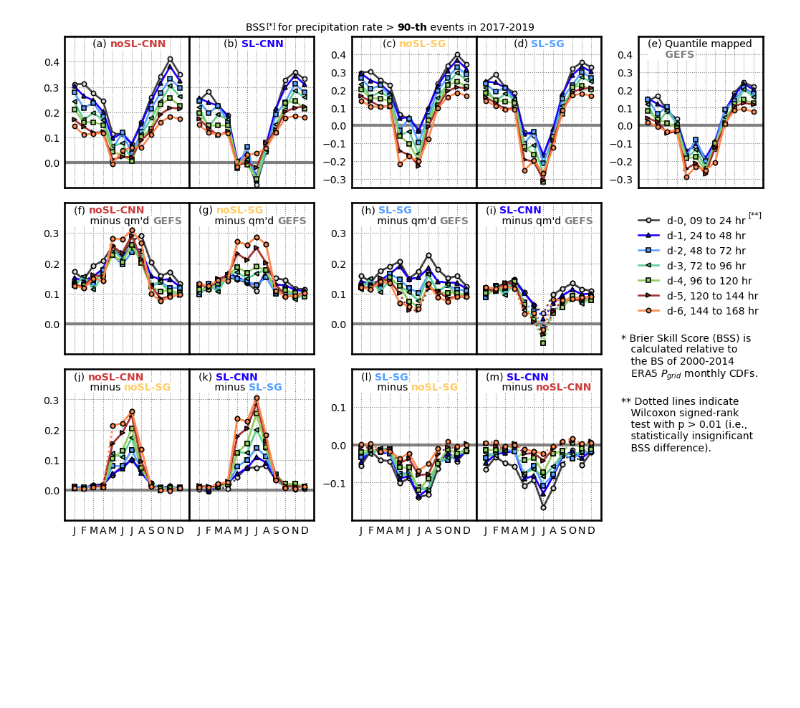
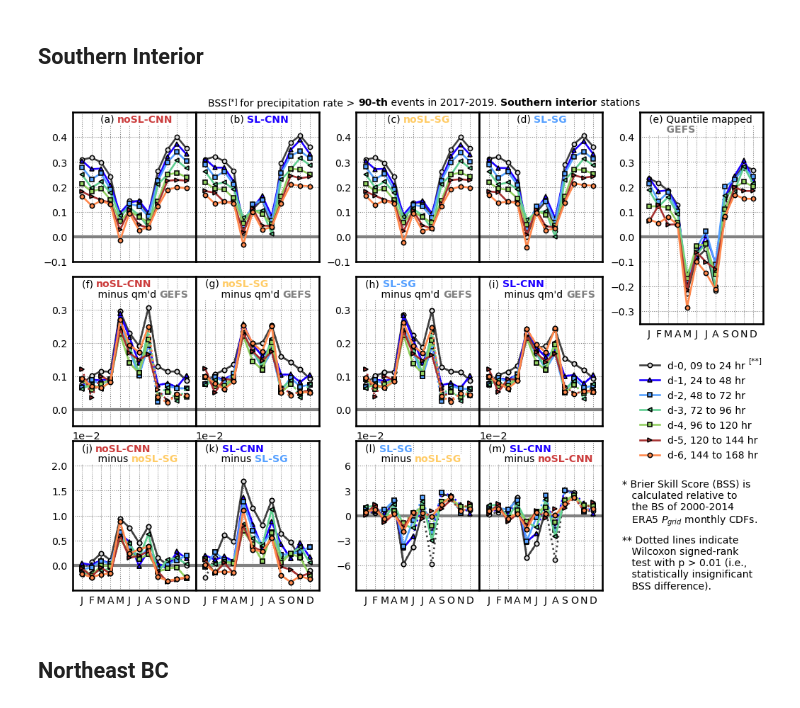
Before and after one commit to yingkaisha/rainbow, a Jupyter notebook: notebooks/PLOT_BSS_BCH.ipynb, the cells around one changed output. Drawn from its saved outputs; the diff is of its cells as text; code cells hidden in the pictures; blank space fills up the shorter version.

Commit message:
re-do BSS visualizations by watershed groups.

```diff
--- a/notebooks/PLOT_BSS_BCH.ipynb
+++ b/notebooks/PLOT_BSS_BCH.ipynb
@@ -257,0 +295,3 @@ fontsize = 13.5
+# %%
+BSS_dict = np.load(save_dir+'BSS_BCH_loc0.npy', allow_pickle=True)[()]
+BSS_wilcox = np.load(save_dir+'BSS_BCH_wilcox_loc0.npy', allow_pickle=True)[()]
@@ -258,17 +555,22 @@ fontsize = 13.5
+# %% [markdown]
+## Southern Interior
+# %%
+BSS_dict = np.load(save_dir+'BSS_BCH_loc1.npy', allow_pickle=True)[()]
+BSS_wilcox = np.load(save_dir+'BSS_BCH_wilcox_loc1.npy', allow_pickle=True)[()]
 # %%
 # 1st row
 YLIM0 = [-0.1, 0.5]
-YLIM1 = [-0.35, 0.5]
+YLIM1 = [-0.1, 0.5]
 YLIM = YLIM1
 YLIM_gfs = [-0.35, 0.5]
 
 # 2nd row
-YLIM_diff00 = [-0.1, 0.4]
-YLIM_diff01 = [-0.1, 0.4]
+YLIM_diff00 = [-0.05, 0.4]
+YLIM_diff01 = [-0.05, 0.4]
 
 # 3rd row
-YLIM_diff1 = [-0.1, 0.4]
-YLIM_diff2 = [-0.2, 0.2]
+YLIM_diff1 = [-0.005, 0.025]
+YLIM_diff2 = [-0.09, 0.09]
 
 labels = ['d-0, 09 to 24 hr',
           'd-1, 24 to 48 hr',
@@ -294,9 +596,6 @@ AX0 = [ax00, ax01, ax02, ax03]
 AX1 = [ax10, ax11, ax12, ax13]
 AX2 = [ax20, ax21, ax22, ax23]
 
-AX_left = [ax00, ax02, ax10, ax12, ax20, ax22]
-AX_bottom = [ax20, ax21, ax22, ax23]
-
 AX_bss = [AX0,]
 AX_diff = [AX1, AX2]
 
@@ -310,7 +609,9 @@ h_ = hx*(YLIM_gfs[1]-YLIM_gfs[0])/(YLIM[1]-YLIM[0])
 AX_gfs.append(fig.add_axes([dx, locx-h_, wx, h_]))
 
 AX_all = AX0 + AX1 + AX2 + AX_gfs
-AX_left += AX_gfs
+
+AX_left = [ax00, ax02, ax10, ax12, ax20, ax22, AX_gfs[0]]
+AX_bottom = [ax20, ax21, ax22, ax23, AX_gfs[0]]
 
 for i, ax in enumerate(AX_all):
     ax = gu.ax_decorate_box(ax)
@@ -439,7 +740,6 @@ for m, method in enumerate(methods_plot):
         diff_temp = BSS_dict['{}'.format(methods_diff1[m])]-BSS_dict['{}'.format(methods_diff2[m])]
         diff_p = BSS_wilcox['{}_{}'.format(methods_diff1[m], methods_diff2[m])]
         diff_temp_sig = np.copy(diff_temp)
-        diff_temp_sig[np.abs(diff_temp_sig)<0.01] = np.nan
         diff_temp_sig[diff_p>0.01] = np.nan
 
 
@@ -449,60 +749,70 @@ for m, method in enumerate(methods_plot):
                            linestyle='-', color=C[d], marker=M[d], mfc=C_M[d], ms=6, mec='k', mew=1.5)
 
 for i in range(2):
-    AX_bss[0][i].set_yticks([0, 0.1, 0.2, 0.3, 0.4,])
+    AX_bss[0][i].set_yticks([-0.1, 0, 0.1, 0.2, 0.3, 0.4,])
 
 for i in range(2, 4):
-    AX_bss[0][i].set_yticks([-0.3, -0.2, -0.1, 0, 0.1, 0.2, 0.3, 0.4])
+    AX_bss[0][i].set_yticks([-0.1, 0, 0.1, 0.2, 0.3, 0.4])
 
 AX_gfs[0].set_yticks([-0.3, -0.2, -0.1, 0, 0.1, 0.2, 0.3, 0.4])
 
 for i in [0, 1]:
-    AX_diff[0][i].set_yticks([0, 0.1, 0.2, 0.3]);
+    AX_diff[0][i].set_yticks([0, 0.1, 0.2, 0.3,]);
 
 for i in [2, 3]:
-    AX_diff[0][i].set_yticks([0, 0.1, 0.2, 0.3]);
+    AX_diff[0][i].set_yticks([0, 0.1, 0.2, 0.3,]);
 
 for i in [0, 1]:
-    AX_diff[1][i].set_yticks([0, 0.1, 0.2, 0.3]);
+    AX_diff[1][i].ticklabel_format(axis='y', scilimits=(-2, -2))
+    AX_diff[1][i].set_yticks([ 0, 0.005, 0.01, 0.015, 0.02]);
+    AX_diff[1][i].yaxis.offsetText.set_fontsize(14)
 
 for i in [2, 3]:
-    AX_diff[1][i].set_yticks([-0.1, 0, 0.1]);
+    AX_diff[1][i].ticklabel_format(axis='y', scilimits=(-2, -2))
+    AX_diff[1][i].set_yticks([-0.06, -0.03, 0, 0.03, 0.06,]);
+    AX_diff[1][i].yaxis.offsetText.set_fontsize(14)
 
-
-ax_t1 = fig.add_axes([0.5*(5.6-2.7)/5.6, 1.0, (2.7/5.6), 0.03])
+# ---------- title ---------- #
+ax_t1 = fig.add_axes([0.5*(5.6-3.4)/5.6, 1.0, (3.4/5.6), 0.03])
 ax_t1.set_axis_off()
 handle_title += gu.string_partial_format(fig, ax_t1, 0, 1.0, 'left', 'top',
-                                         ['BSS    for precipitation rate > ', '90-th', ' events in 2017-2019'],
-                                         ['k',]*3, fontsize_list, ['normal', 'bold', 'normal'])
+                ['BSS    for precipitation rate > ', '90-th', ' events in 2017-2019. ', 'Southern interior', ' stations'],
+                ['k',]*5, fontsize_list, ['normal', 'bold', 'normal', 'bold', 'normal'])
 
-handle_title.append(ax_t1.text(0.06, 0.999, '[*]', ha='left', va='top', fontsize=10, transform=ax_t1.transAxes))
+handle_title.append(ax_t1.text(0.0475, 0.999, '[*]', ha='left', va='top', fontsize=10, transform=ax_t1.transAxes))
 
-ax_lg1 = fig.add_axes([4.6/5.6, 1.1/3.2, 1/5.6, 1/3.2])
+# ---------- legend ---------- #
+pad = 0.15
+
+ax_lg1 = fig.add_axes([4.6/5.6, 1.1/3.2-pad, 1/5.6, 1/3.2])
 ax_lg1.set_axis_off()
 LG1 = ax_lg1.legend(handles=handle_lines[:7], bbox_to_anchor=(1.035, 0.975),
                     ncol=1, prop={'size':fontsize}, fancybox=False);
 LG1.get_frame().set_facecolor('none')
 LG1.get_frame().set_linewidth(0)
 LG1.get_frame().set_alpha(1.0)
 
 handle_title.append(ax_lg1.text(0.88, 0.945, '[**]', ha='left', va='top', fontsize=10, transform=ax_lg1.transAxes))
 
-ax_w1 = fig.add_axes([4.6/5.6-0.025, (1-0.375)/3.2+0.075, 1/5.6+0.025, 0.375/3.2])
+ax_w1 = fig.add_axes([4.6/5.6-0.025, (1-0.15)/3.2-pad, 1/5.6+0.025, 0.375/3.2])
 ax_w1.set_axis_off()
 ax_w1.text(0, 1, '* Brier Skill Score (BSS) is\n   calculated relative to\n   the BS of 2000-2014\n   ERA5 $P_{grid}$ monthly CDFs.',
           ha='left', va='top', fontsize=fontsize, transform=ax_w1.transAxes);
 
-ax_w2 = fig.add_axes([4.6/5.6-0.025, 0.1, 1/5.6+0.025, 0.5/3.2])
+ax_w2 = fig.add_axes([4.6/5.6-0.025, (1-0.65)/3.2-pad, 1/5.6+0.025, 0.5/3.2])
 ax_w2.set_axis_off()
 ax_w2.text(0, 1,
            '** Dotted lines indicate\n   Wilcoxon signed-rank\n   test with p > 0.01 (i.e.,\n   statistically insignificant\n   BSS difference).',
            ha='left', va='top', fontsize=fontsize, transform=ax_w2.transAxes);
+# ---------- (end) ---------- #
 
 for handle in handle_title:
     handle.set_bbox(dict(facecolor='w', pad=0.5, edgecolor='none', zorder=2))
 
 if need_publish:
     # Save figure
-    fig.savefig(fig_dir+'AnEn_BCH_BSS.png', format='png', **fig_keys)
+    fig.savefig(fig_dir+'AnEn_BCH_BSS_southern.png', format='png', **fig_keys)
 # %% [output]
-[figure, old version]
+[figure, new version]
+# %% [markdown]
+## Northeast BC
```
Also changed, not shown: parts of 9 cells of this notebook.
